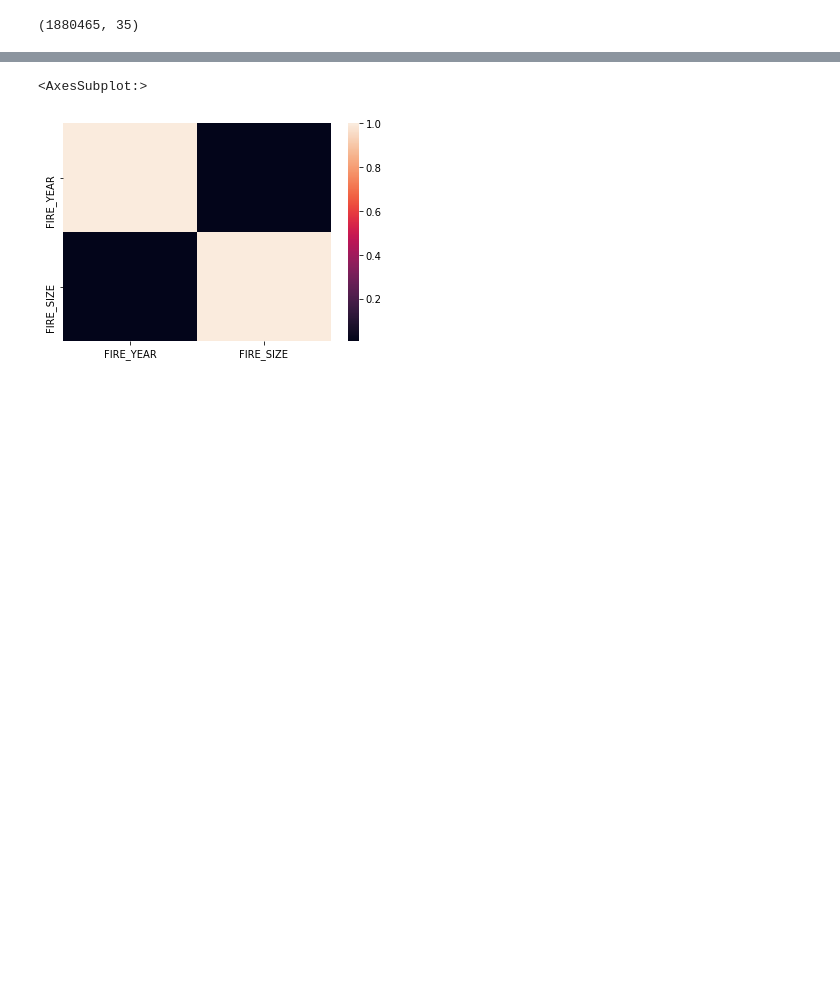
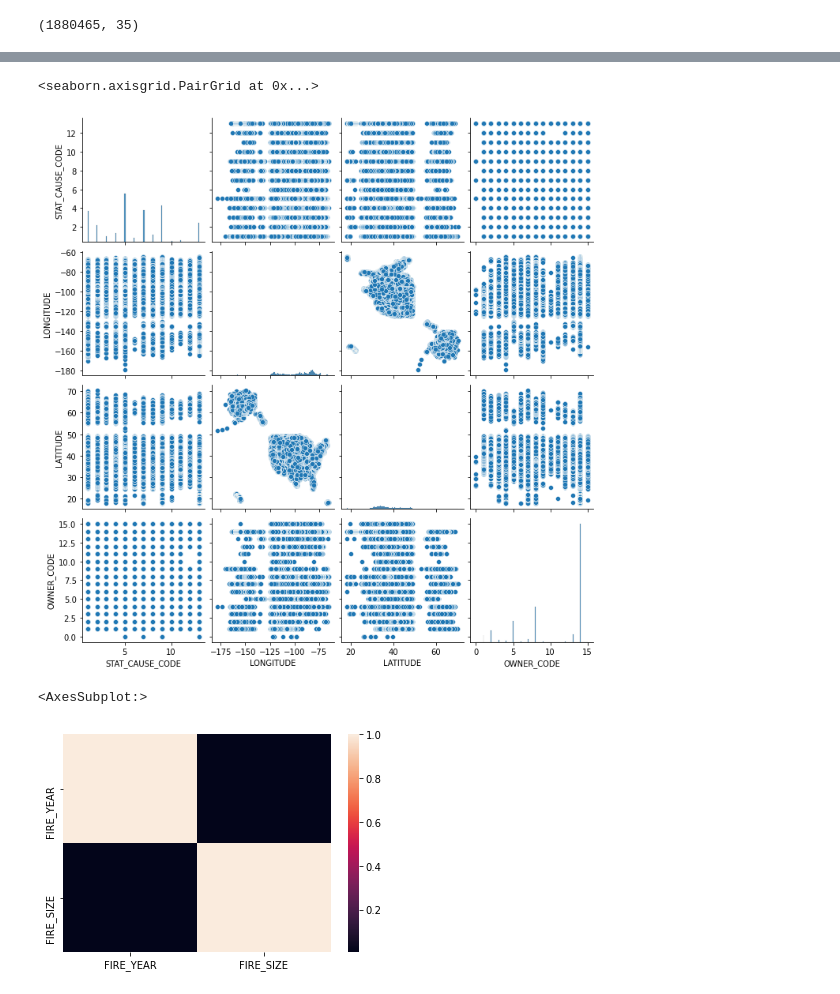
Before and after one commit to itsmartinhi/us-wildfires, a Jupyter notebook: data-exploration.ipynb, the cells around one changed output, grey strips where cells are left out. Drawn from its saved outputs; the diff is of its cells as text; code cells hidden in the pictures; blank space fills up the shorter version.

```diff
--- a/data-exploration.ipynb
+++ b/data-exploration.ipynb
@@ -32,3 +42,8 @@ sns.heatmap(df.corr())
+# %%
+sns.pairplot(data=df[["STAT_CAUSE_CODE", "LONGITUDE", "LATITUDE", "OWNER_CODE"]])
+# %% [output]
+<seaborn.axisgrid.PairGrid at 0x...>
+[figure, added]
 # %%
 sns.heatmap(data=df[["FIRE_YEAR", "FIRE_SIZE"]].corr())
 # %% [output]
```
Also changed, not shown: parts of 4 cells of this notebook.
